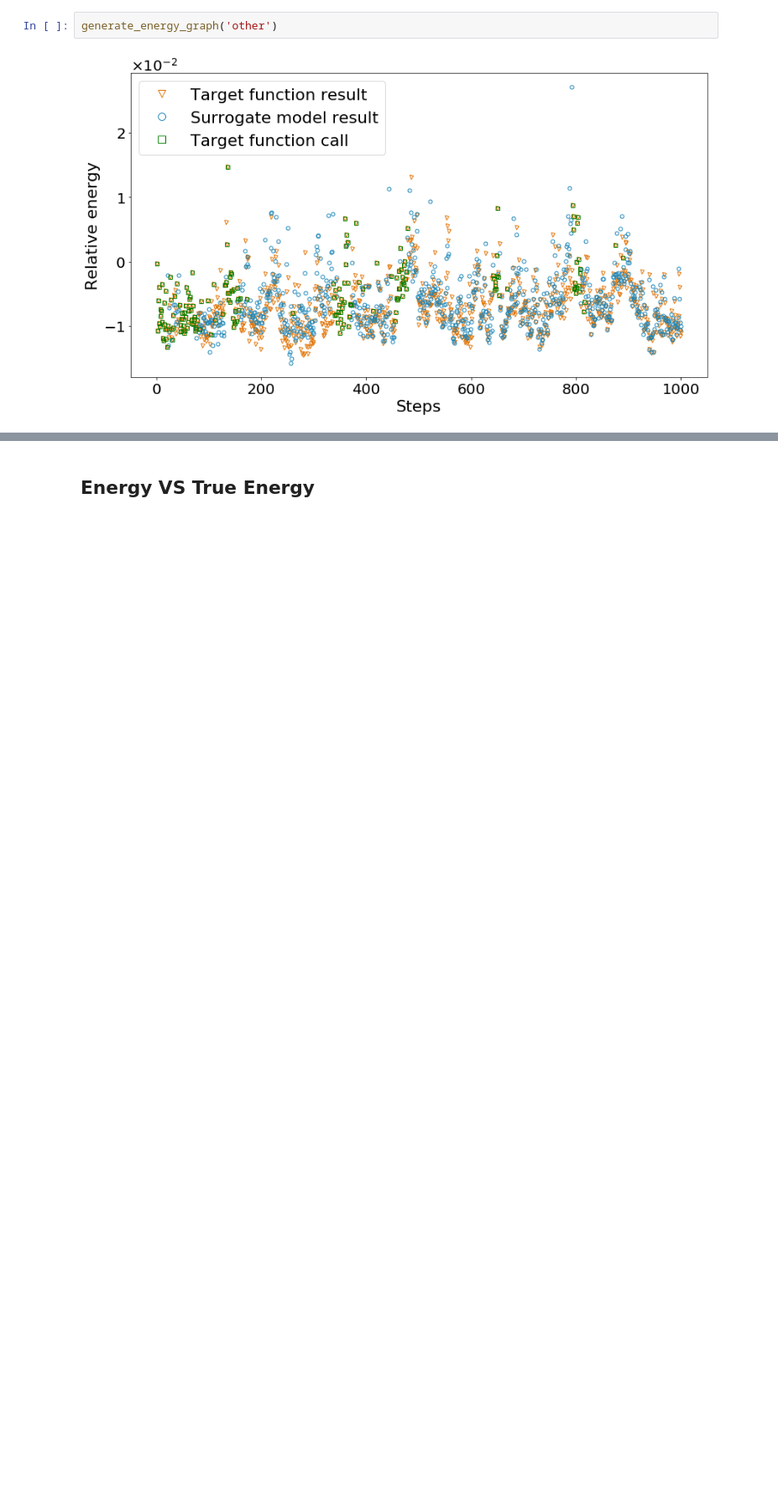
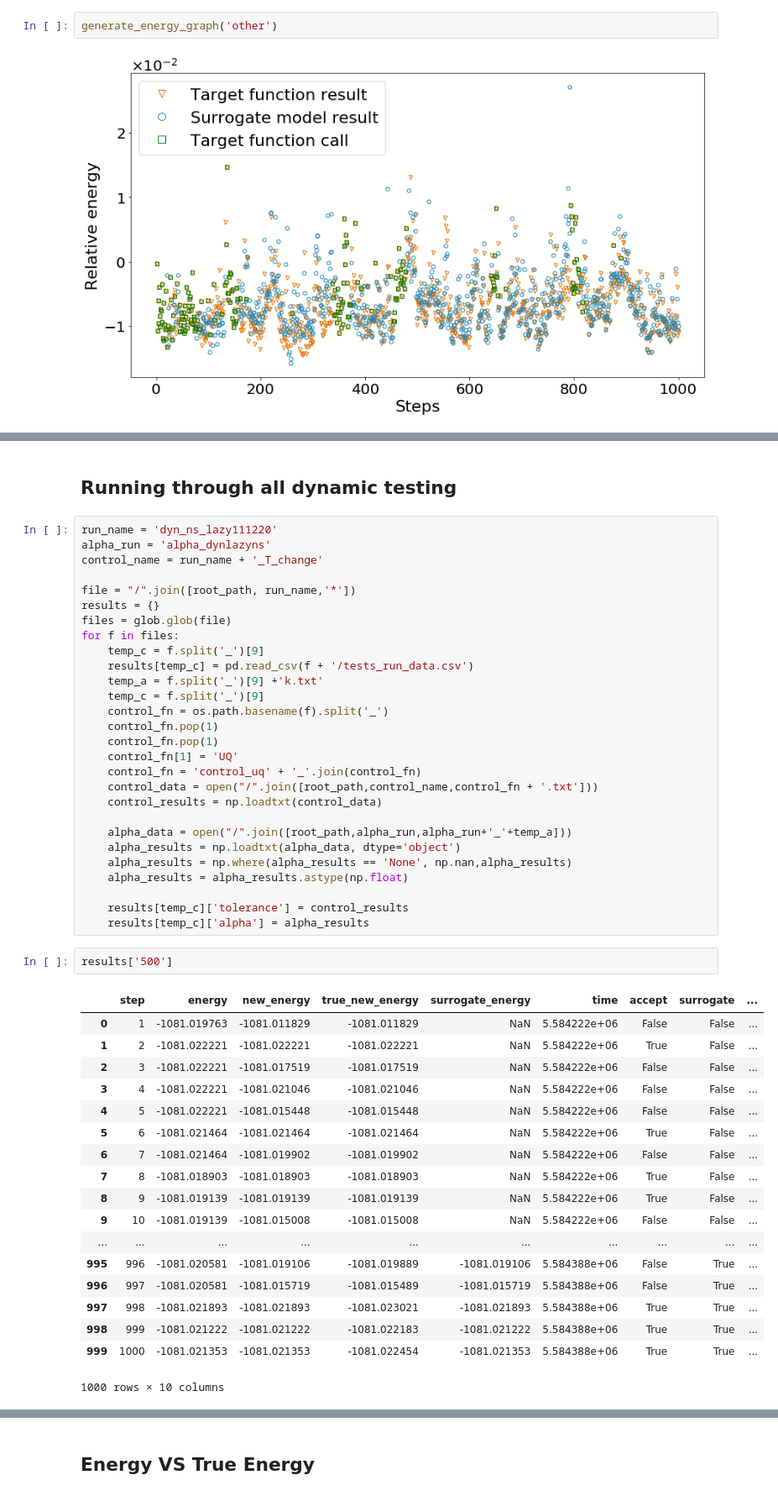
Before and after one commit to YulianaGomez/proxima_analysis, a Jupyter notebook: notebooks/Integrated.ipynb, the cells around one changed output, grey strips where cells are left out. Shown at 84% size. Saved outputs shown, nothing was run; the diff lists cells and outputs as text; blank space fills up the shorter version.

```diff
--- a/notebooks/Integrated.ipynb
+++ b/notebooks/Integrated.ipynb
@@ -509,0 +534,51 @@ generate_energy_graph('other')
+# %% [markdown]
+## Running through all dynamic testing
+# %%
+run_name = 'dyn_ns_lazy111220'
+alpha_run = 'alpha_dynlazyns'
+control_name = run_name + '_T_change'
+
+file = "/".join([root_path, run_name,'*'])
+results = {}
+files = glob.glob(file)
+for f in files:
+    temp_c = f.split('_')[9]
+    results[temp_c] = pd.read_csv(f + '/tests_run_data.csv')
+    temp_a = f.split('_')[9] +'k.txt'
+    temp_c = f.split('_')[9]
+    control_fn = os.path.basename(f).split('_')
+    control_fn.pop(1)
+    control_fn.pop(1)
+    control_fn[1] = 'UQ'
+    control_fn = 'control_uq' + '_'.join(control_fn)
+    control_data = open("/".join([root_path,control_name,control_fn + '.txt']))
+    control_results = np.loadtxt(control_data)
+
+    alpha_data = open("/".join([root_path,alpha_run,alpha_run+'_'+temp_a]))
+    alpha_results = np.loadtxt(alpha_data, dtype='object')
+    alpha_results = np.where(alpha_results == 'None', np.nan,alpha_results)
+    alpha_results = alpha_results.astype(np.float)
+
+    results[temp_c]['tolerance'] = control_results
+    results[temp_c]['alpha'] = alpha_results
+# %%
+results['500']
+# %% [output]
+|  | step | energy | new_energy | true_new_energy | surrogate_energy | time | accept | surrogate | ... |
+| 0 | 1 | -1081.019763 | -1081.011829 | -1081.011829 | NaN | 5.584222e+06 | False | False | ... |
+| 1 | 2 | -1081.022221 | -1081.022221 | -1081.022221 | NaN | 5.584222e+06 | True | False | ... |
+| 2 | 3 | -1081.022221 | -1081.017519 | -1081.017519 | NaN | 5.584222e+06 | False | False | ... |
+| 3 | 4 | -1081.022221 | -1081.021046 | -1081.021046 | NaN | 5.584222e+06 | False | False | ... |
+| 4 | 5 | -1081.022221 | -1081.015448 | -1081.015448 | NaN | 5.584222e+06 | False | False | ... |
+| 5 | 6 | -1081.021464 | -1081.021464 | -1081.021464 | NaN | 5.584222e+06 | True | False | ... |
+| 6 | 7 | -1081.021464 | -1081.019902 | -1081.019902 | NaN | 5.584222e+06 | False | False | ... |
+| 7 | 8 | -1081.018903 | -1081.018903 | -1081.018903 | NaN | 5.584222e+06 | True | False | ... |
+| 8 | 9 | -1081.019139 | -1081.019139 | -1081.019139 | NaN | 5.584222e+06 | True | False | ... |
+| 9 | 10 | -1081.019139 | -1081.015008 | -1081.015008 | NaN | 5.584222e+06 | False | False | ... |
+| ... | ... | ... | ... | ... | ... | ... | ... | ... | ... |
+| 995 | 996 | -1081.020581 | -1081.019106 | -1081.019889 | -1081.019106 | 5.584388e+06 | False | True | ... |
+| 996 | 997 | -1081.020581 | -1081.015719 | -1081.015489 | -1081.015719 | 5.584388e+06 | False | True | ... |
+| 997 | 998 | -1081.021893 | -1081.021893 | -1081.023021 | -1081.021893 | 5.584388e+06 | True | True | ... |
+| 998 | 999 | -1081.021222 | -1081.021222 | -1081.022183 | -1081.021222 | 5.584388e+06 | True | True | ... |
+| 999 | 1000 | -1081.021353 | -1081.021353 | -1081.022454 | -1081.021353 | 5.584388e+06 | True | True | ... |
+1000 rows × 10 columns
```
Also changed, not shown: parts of 7 cells of this notebook.
